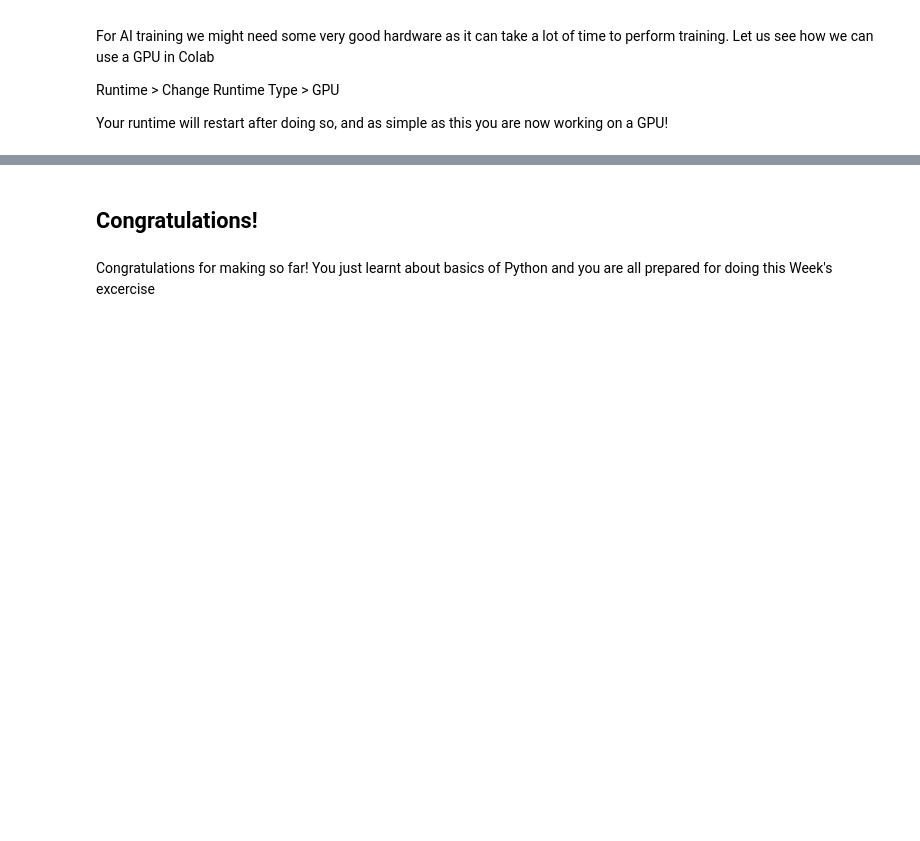
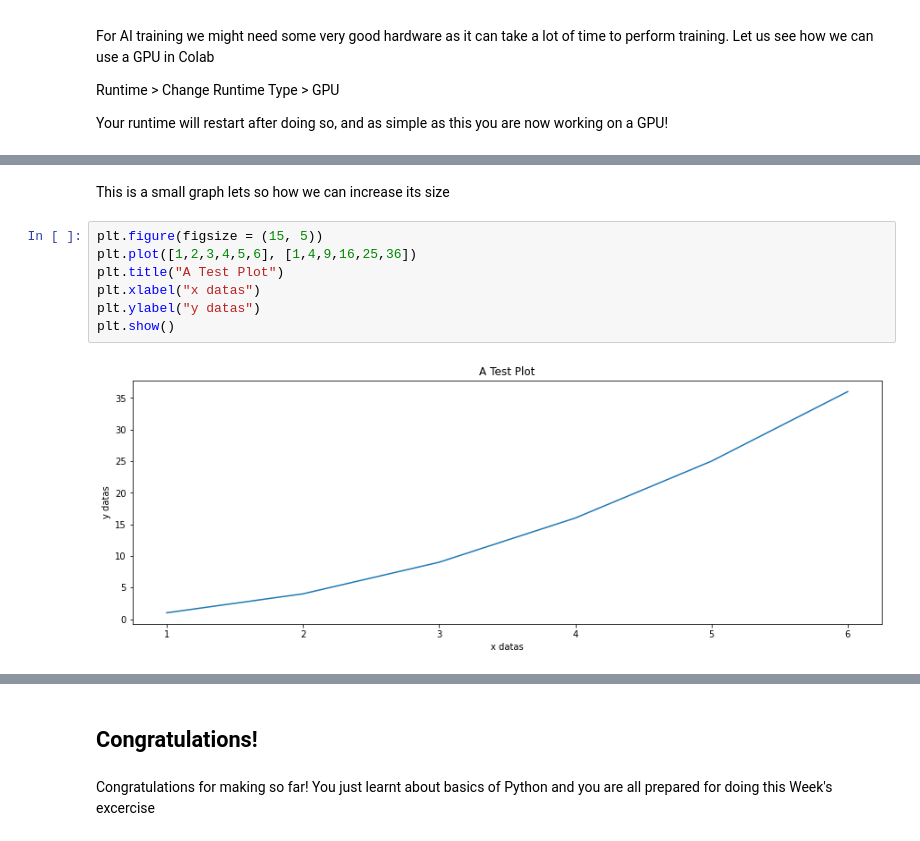
Before and after one commit to Rishit-dagli/AI-Workshop-for-beginners, a Jupyter notebook: Week 1/Week_1_Lab1.ipynb, the cells around one changed output, grey strips where cells are left out. Drawn from its saved outputs; the diff is of its cells as text; blank space fills up the shorter version.

```diff
--- a/Week 1/Week_1_Lab1.ipynb
+++ b/Week 1/Week_1_Lab1.ipynb
@@ -120,0 +142,11 @@ Your runtime will restart after doing so, and as simple as this you are now work
+# %% [markdown]
+This is a small graph lets so how we can increase its size
+# %%
+plt.figure(figsize = (15, 5))
+plt.plot([1,2,3,4,5,6], [1,4,9,16,25,36])
+plt.title("A Test Plot")
+plt.xlabel("x datas")
+plt.ylabel("y datas")
+plt.show()
+# %% [output]
+[figure, added]
```
Also changed, not shown: parts of 28 cells of this notebook.
